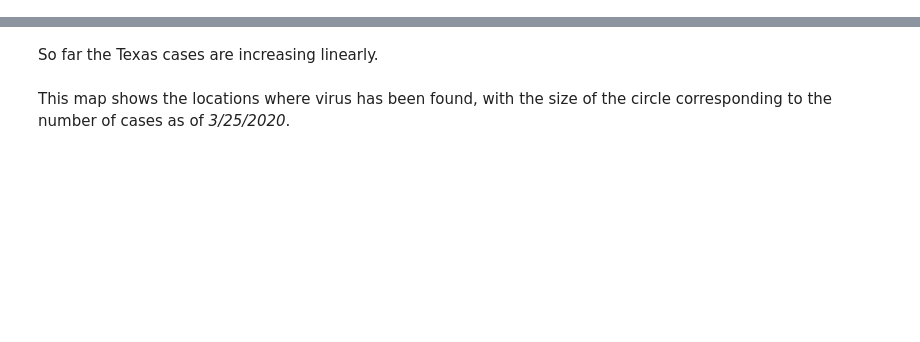
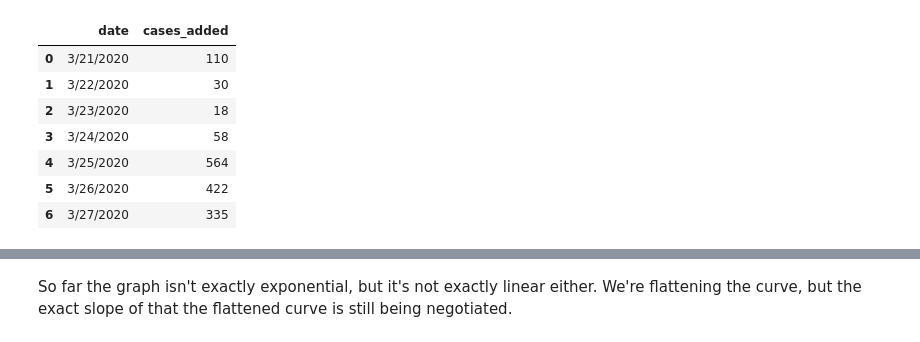
Before and after one commit to treytomes/covid-19-tracking, a Jupyter notebook: Virus Tracking.ipynb, the cells around one changed output, grey strips where cells are left out. Cells and saved outputs as stored; diff of their text form; code cells hidden in the pictures; blank space fills up the shorter version.

```diff
--- a/Virus Tracking.ipynb
+++ b/Virus Tracking.ipynb
@@ -140,3 +113,39 @@ fct(min_date)
 # %% [output]
 SelectionSlider(continuous_update=False, description='date', options=(('03/20/2020', Timestamp('2020-03-20 00:…
 [interactive output not drawn]
+# %%
+deltas = []
+prevdate = min_date
+currdate = prevdate + dt.timedelta(days=1)
+while currdate <= max_date:
+    currdate_text = datestamp(currdate)
+    prevdate_text = datestamp(prevdate)
+
+    currdate_total = df_num_cases.loc[df_num_cases["date"] == currdate_text]["num_cases"].astype('int32').sum()
+    prevdate_total = df_num_cases.loc[df_num_cases["date"] == prevdate_text]["num_cases"].astype('int32').sum()
+
+    deltas.append({
+        "date": currdate_text,
+        "cases_added": currdate_total - prevdate_total
+    })
+
+    prevdate = currdate
+    currdate = prevdate + dt.timedelta(days=1)
+
+df_deltas = pd.DataFrame(deltas)
+display(df_deltas)
+
+import altair as alt
+alt.Chart(df_deltas, title="Cases Added per Day").mark_bar().encode(
+    x=alt.X('date', bin=False),
+    y='cases_added'
+)
+# %% [output]
+|  | date | cases_added |
+| 0 | 3/21/2020 | 110 |
+| 1 | 3/22/2020 | 30 |
+| 2 | 3/23/2020 | 18 |
+| 3 | 3/24/2020 | 58 |
+| 4 | 3/25/2020 | 564 |
+| 5 | 3/26/2020 | 422 |
+| 6 | 3/27/2020 | 335 |
@@ -155,12 +165,8 @@ alt.Chart(totals).mark_line().encode(
 ).interactive(bind_y=False)
 # %% [output]
 [interactive output not drawn]
-# %% [markdown]
-So far the Texas cases are increasing linearly.
-# %%
-Markdown(f"This map shows the locations where virus has been found, with the size of the circle corresponding to the number of cases as of *{today_text}*.")
-# %% [output]
-This map shows the locations where virus has been found, with the size of the circle corresponding to the number of cases as of *3/25/2020*.
+# %% [markdown]
+So far the graph isn't exactly exponential, but it's not exactly linear either.  We're flattening the curve, but the exact slope of that the flattened curve is still being negotiated.
 # %%
 import folium
 from folium import plugins
```
Also changed, not shown: parts of 13 cells of this notebook.
